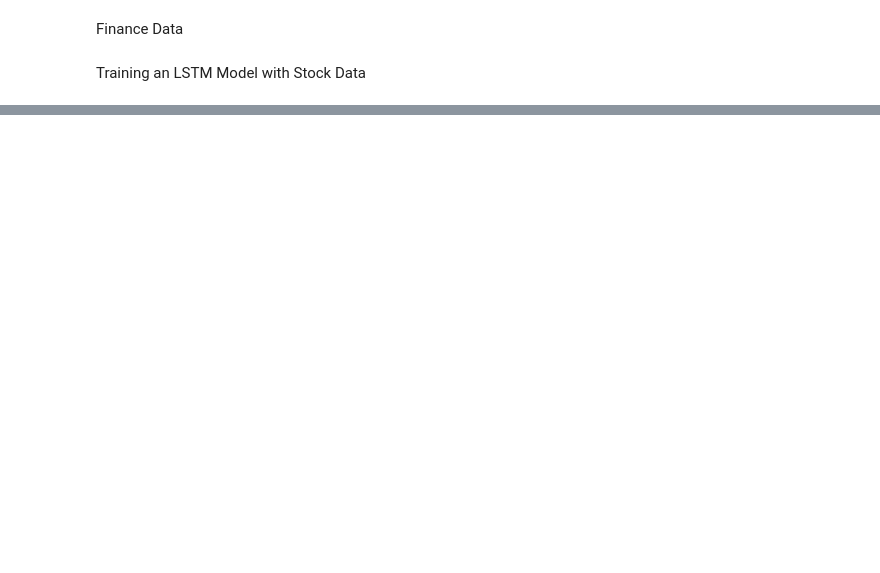
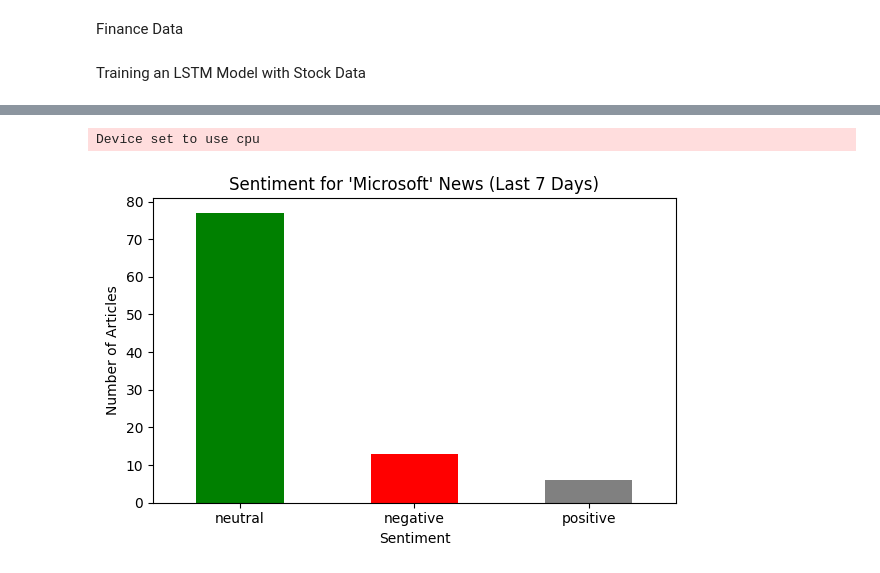
Before and after one commit to Sevinda-Herath/Stock-Market-Prediction-AI-Model, a Jupyter notebook: Model.ipynb, the cells around one changed output, grey strips where cells are left out. Drawn from its saved outputs; the diff is of its cells as text; code cells hidden in the pictures; blank space fills up the shorter version.

Commit message:
Yeah - Good model

```diff
--- a/Model.ipynb
+++ b/Model.ipynb
@@ -118,0 +272,70 @@ plt.show()
+# %%
+import requests
+import pandas as pd
+from transformers import AutoTokenizer, AutoModelForSequenceClassification
+from transformers import pipeline
+import matplotlib.pyplot as plt
+from datetime import datetime, timedelta
+import re
+
+# === Step 1: Load FinBERT Sentiment Model ===
+tokenizer = AutoTokenizer.from_pretrained("ProsusAI/finbert")
+model = AutoModelForSequenceClassification.from_pretrained("ProsusAI/finbert")
+sentiment_pipeline = pipeline("sentiment-analysis", model=model, tokenizer=tokenizer)
+
+# === Step 2: Fetch News Using NewsAPI ===
+NEWS_API_KEY = 'e3762f837b5d4677a8fc78db2fdc0d2f'  # Replace with your key
+query = "Microsoft"
+from_date = (datetime.today() - timedelta(days=7)).strftime('%Y-%m-%d')
+to_date = datetime.today().strftime('%Y-%m-%d')
+
+url = f"https://newsapi.org/v2/everything?q={query}&from={from_date}&to={to_date}&sortBy=publishedAt&apiKey={NEWS_API_KEY}&language=en"
+response = requests.get(url)
+articles = response.json().get("articles", [])
+
+# === Step 3: Data Normalisation ===
+def clean_text(text):
+    if not text:
+        return ""
+    # Remove newlines, tabs, and multiple spaces
+    return re.sub(r'\s+', ' ', text).strip()
+
+cleaned_articles = []
+for article in articles:
+    if not article.get("publishedAt"):
+        continue  # Skip articles without date
+    title = clean_text(article.get("title", ""))
+    description = clean_text(article.get("description", ""))
+    if title:  # Ensure at least title exists
+        cleaned_articles.append({
+            "date": article["publishedAt"][:10],
+            "title": title,
+            "description": description
+        })
+
+# Create texts for sentiment analysis
+texts = [f"{a['title']}. {a['description']}" for a in cleaned_articles]
+
+# === Step 4: Run Sentiment Analysis ===
+results = sentiment_pipeline(texts)
+
+# === Step 5: Combine Results ===
+df = pd.DataFrame(cleaned_articles)
+df["sentiment"] = [r["label"] for r in results]
+df["confidence"] = [r["score"] for r in results]
+
+# Save to CSV
+df.to_csv("news_sentiment.csv", index=False)
+
+# === Step 6: Visualise Sentiment Distribution ===
+plt.figure(figsize=(6, 4))
+df["sentiment"].value_counts().plot(kind='bar', color=["green", "red", "gray"])
+plt.title(f"Sentiment for '{query}' News (Last 7 Days)")
+plt.xlabel("Sentiment")
+plt.ylabel("Number of Articles")
+plt.xticks(rotation=0)
+plt.tight_layout()
+plt.show()
+# %% [output]
+Device set to use cpu
+[figure, added]
```
Also changed, not shown: parts of 4 cells of this notebook, 5 other files.
